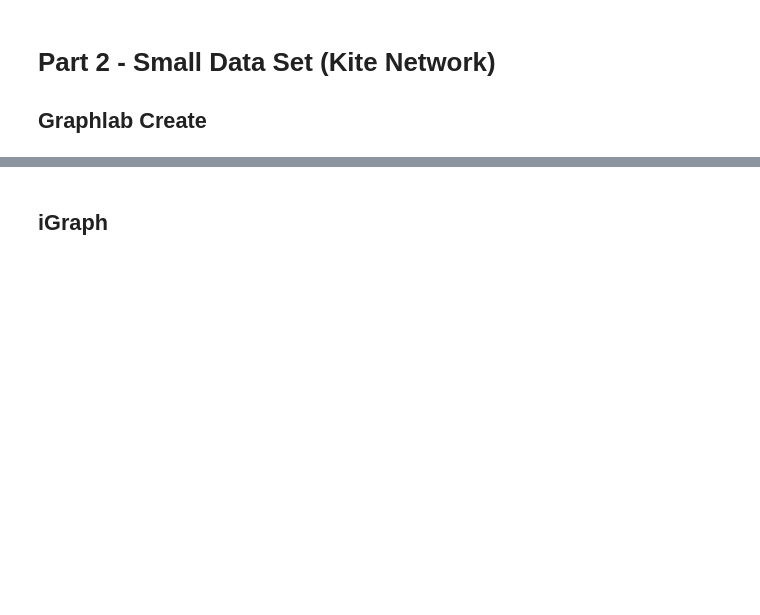
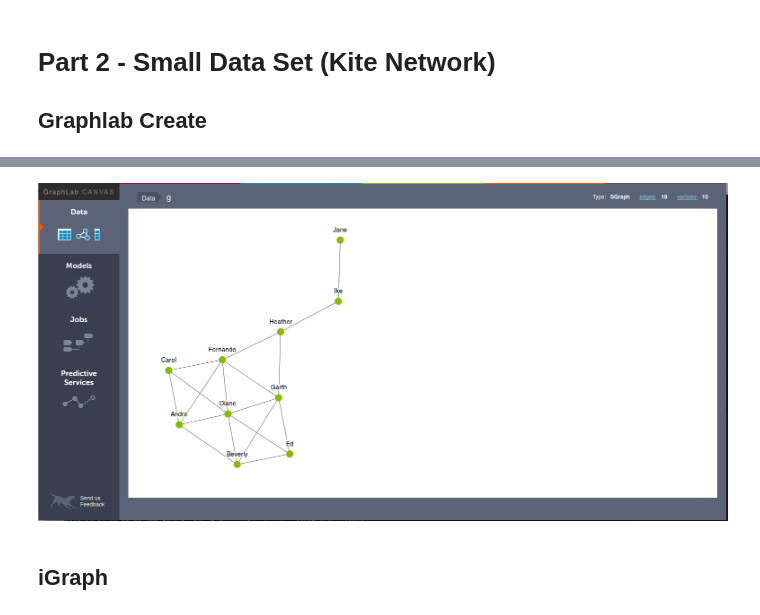
Before and after one commit to amorrowunm7/IndependentStudy, a Jupyter notebook: Independent Study Week 1 - Graph Create.ipynb, the cells around one changed output, grey strips where cells are left out. Cells and saved outputs as stored; diff of their text form; code cells hidden in the pictures; blank space fills up the shorter version.

```diff
--- a/Independent Study Week 1 - Graph Create.ipynb
+++ b/Independent Study Week 1 - Graph Create.ipynb
@@ -172,0 +163,5 @@ pr.get('pagerank').topk(column_name='pagerank')
+# %%
+from IPython.display import Image
+Image(filename='Week1/kite-graphlab.png', width=1000)
+# %% [output]
+[figure, added]
```
Also changed, not shown: parts of 10 cells of this notebook, 1 other file.
